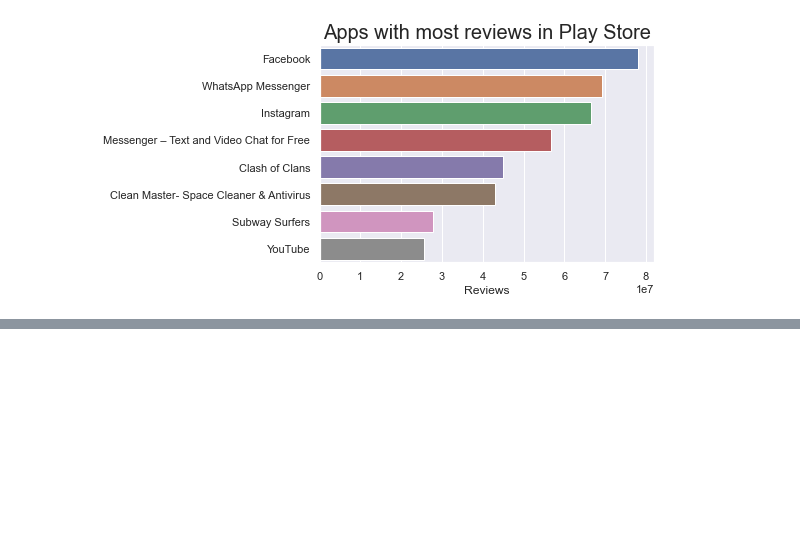
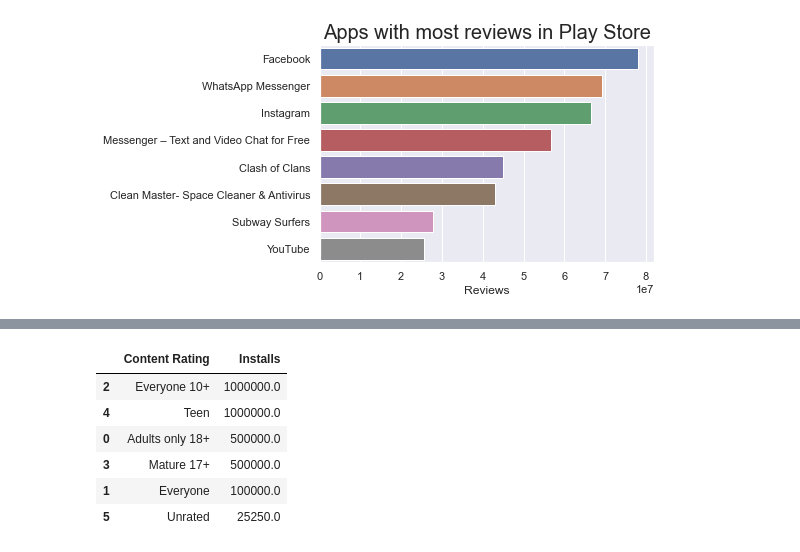
Before and after one commit to nguyengoc16/DataScience, a Jupyter notebook: GGplaystore-checkpoint.ipynb, the cells around one changed output, grey strips where cells are left out. Cells and saved outputs as stored; diff of their text form; code cells hidden in the pictures; blank space fills up the shorter version.

```diff
--- a/GGplaystore-checkpoint.ipynb
+++ b/GGplaystore-checkpoint.ipynb
@@ -484,0 +497,12 @@ grouped_mean_paid
+# %%
+content_rating_paid = google_data_free.groupby(['Content Rating'])[['Installs']].median().reset_index()
+content_rating_paid = content_rating_paid.sort_values('Installs', ascending=False)
+content_rating_paid
+# %% [output]
+|  | Content Rating | Installs |
+| 2 | Everyone 10+ | 1000000.0 |
+| 4 | Teen | 1000000.0 |
+| 0 | Adults only 18+ | 500000.0 |
+| 3 | Mature 17+ | 500000.0 |
+| 1 | Everyone | 100000.0 |
+| 5 | Unrated | 25250.0 |
```
Also changed, not shown: parts of 11 cells of this notebook.
